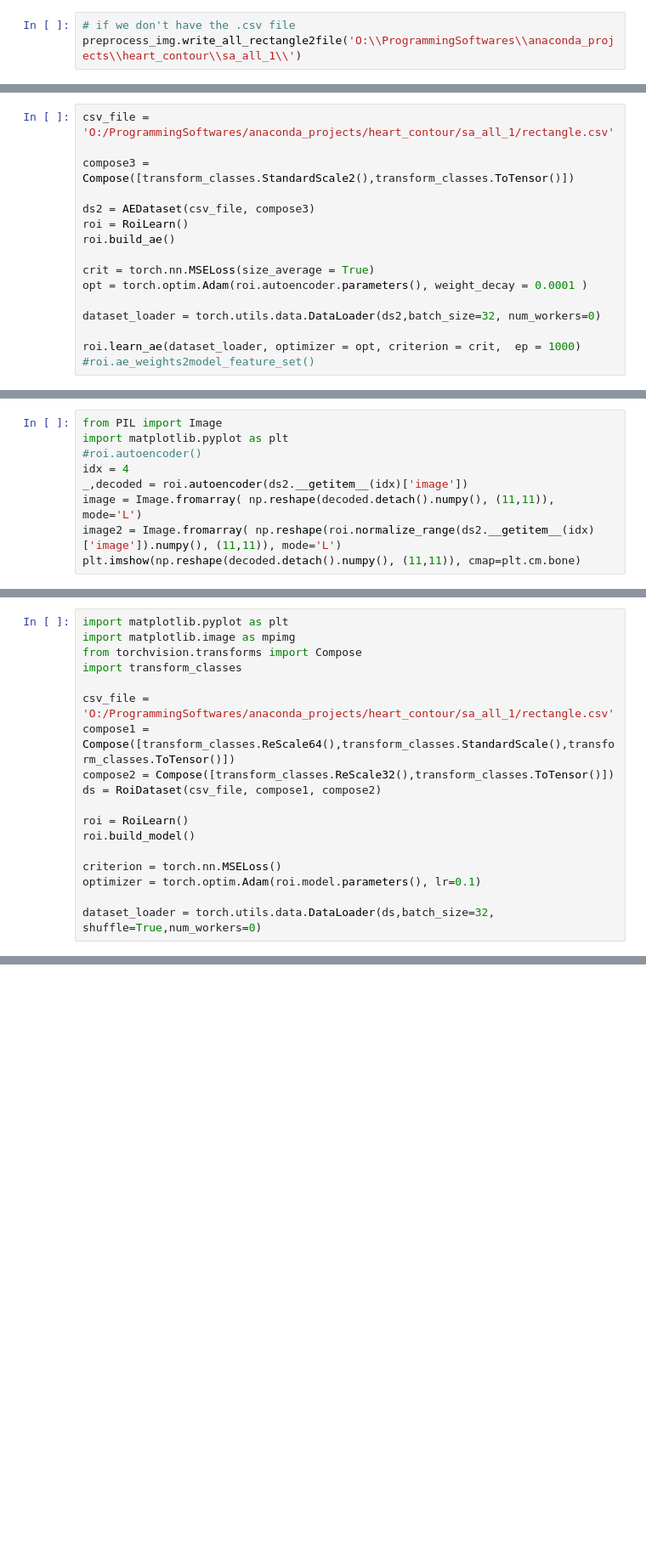
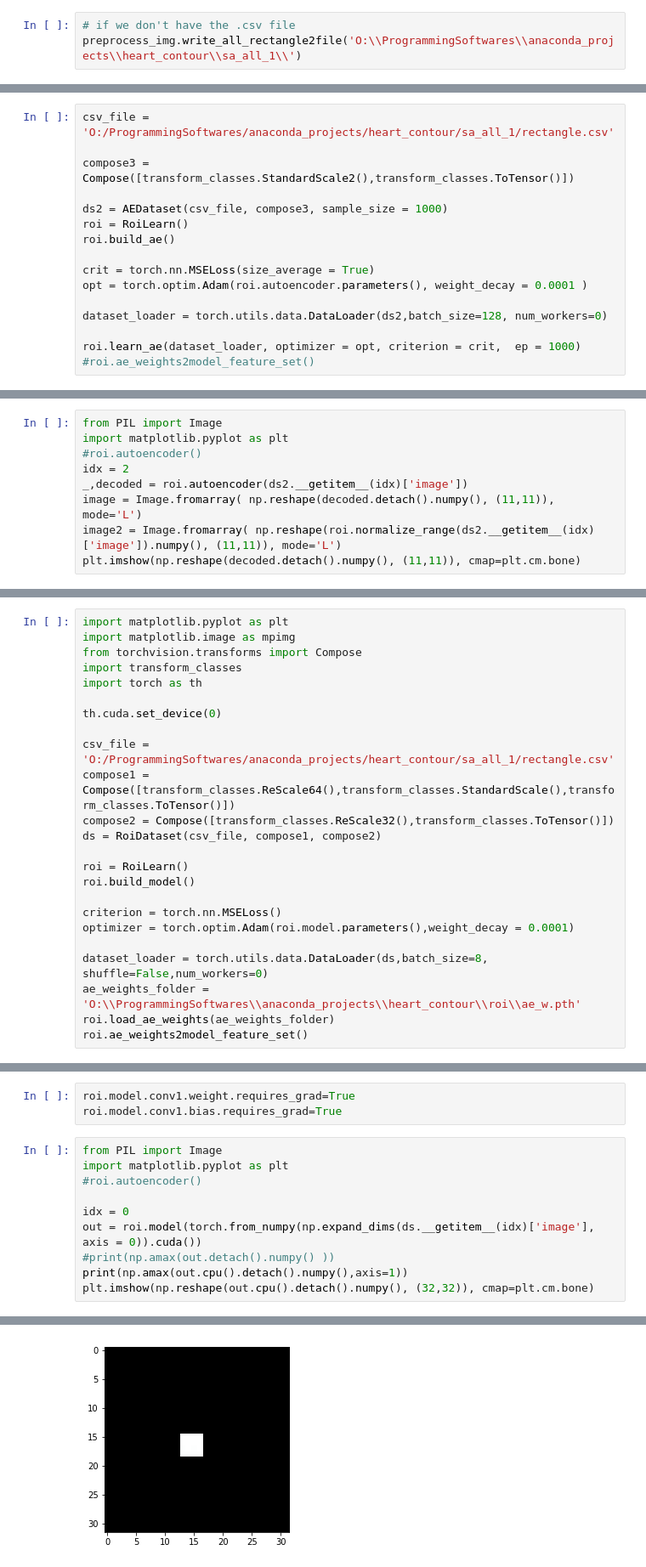
Before and after one commit to caspien6/heart_contour, a Jupyter notebook: roi/Deeplearning Roi.ipynb, the cells around one changed output, grey strips where cells are left out. Shown at 85% size. Saved outputs shown, nothing was run; the diff lists cells and outputs as text; blank space fills up the shorter version.

Commit message:
Connected autoencoder with roi model.

```diff
--- a/roi/Deeplearning Roi.ipynb
+++ b/roi/Deeplearning Roi.ipynb
@@ -38,14 +31,14 @@ csv_file = 'O:/ProgrammingSoftwares/anaconda_projects/heart_contour/sa_all_1/rec
 
 compose3 = Compose([transform_classes.StandardScale2(),transform_classes.ToTensor()])
 
-ds2 = AEDataset(csv_file, compose3)
+ds2 = AEDataset(csv_file, compose3, sample_size = 1000)
 roi = RoiLearn()
 roi.build_ae()
 
 crit = torch.nn.MSELoss(size_average = True)
 opt = torch.optim.Adam(roi.autoencoder.parameters(), weight_decay = 0.0001 )
 
-dataset_loader = torch.utils.data.DataLoader(ds2,batch_size=32, num_workers=0)
+dataset_loader = torch.utils.data.DataLoader(ds2,batch_size=128, num_workers=0)
 
 roi.learn_ae(dataset_loader, optimizer = opt, criterion = crit,  ep = 1000)
 #roi.ae_weights2model_feature_set()
@@ -71,7 +46,7 @@ epoch:  999  loss:  69.14094769085222
 from PIL import Image
 import matplotlib.pyplot as plt
 #roi.autoencoder()
-idx = 4
+idx = 2
 _,decoded = roi.autoencoder(ds2.__getitem__(idx)['image'])
 image = Image.fromarray( np.reshape(decoded.detach().numpy(), (11,11)), mode='L')
 image2 = Image.fromarray( np.reshape(roi.normalize_range(ds2.__getitem__(idx)['image']).numpy(), (11,11)), mode='L')
@@ -89,6 +238,9 @@ import matplotlib.pyplot as plt
 import matplotlib.image as mpimg
 from torchvision.transforms import Compose
 import transform_classes
+import torch as th
+
+th.cuda.set_device(0)
 
 csv_file = 'O:/ProgrammingSoftwares/anaconda_projects/heart_contour/sa_all_1/rectangle.csv'
 compose1 = Compose([transform_classes.ReScale64(),transform_classes.StandardScale(),transform_classes.ToTensor()])
@@ -99,6 +251,9 @@ roi = RoiLearn()
 roi.build_model()
 
 criterion = torch.nn.MSELoss()
-optimizer = torch.optim.Adam(roi.model.parameters(), lr=0.1)
+optimizer = torch.optim.Adam(roi.model.parameters(),weight_decay = 0.0001)
 
-dataset_loader = torch.utils.data.DataLoader(ds,batch_size=32, shuffle=True,num_workers=0)
+dataset_loader = torch.utils.data.DataLoader(ds,batch_size=8, shuffle=False,num_workers=0)
+ae_weights_folder = 'O:\\ProgrammingSoftwares\\anaconda_projects\\heart_contour\\roi\\ae_w.pth'
+roi.load_ae_weights(ae_weights_folder)
+roi.ae_weights2model_feature_set()
@@ -104,0 +284,14 @@ dataset_loader = torch.utils.data.DataLoader(ds,batch_size=32, shuffle=True,num_
+# %%
+roi.model.conv1.weight.requires_grad=True
+roi.model.conv1.bias.requires_grad=True
+# %%
+from PIL import Image
+import matplotlib.pyplot as plt
+#roi.autoencoder()
+
+idx = 0
+out = roi.model(torch.from_numpy(np.expand_dims(ds.__getitem__(idx)['image'], axis = 0)).cuda())
+#print(np.amax(out.detach().numpy() ))
+print(np.amax(out.cpu().detach().numpy(),axis=1))
+plt.imshow(np.reshape(out.cpu().detach().numpy(), (32,32)), cmap=plt.cm.bone)
+# %% [output]
@@ -104,0 +300 @@ dataset_loader = torch.utils.data.DataLoader(ds,batch_size=32, shuffle=True,num_
+[figure, added]
```
Also changed, not shown: parts of 12 cells of this notebook, 2 other files.
